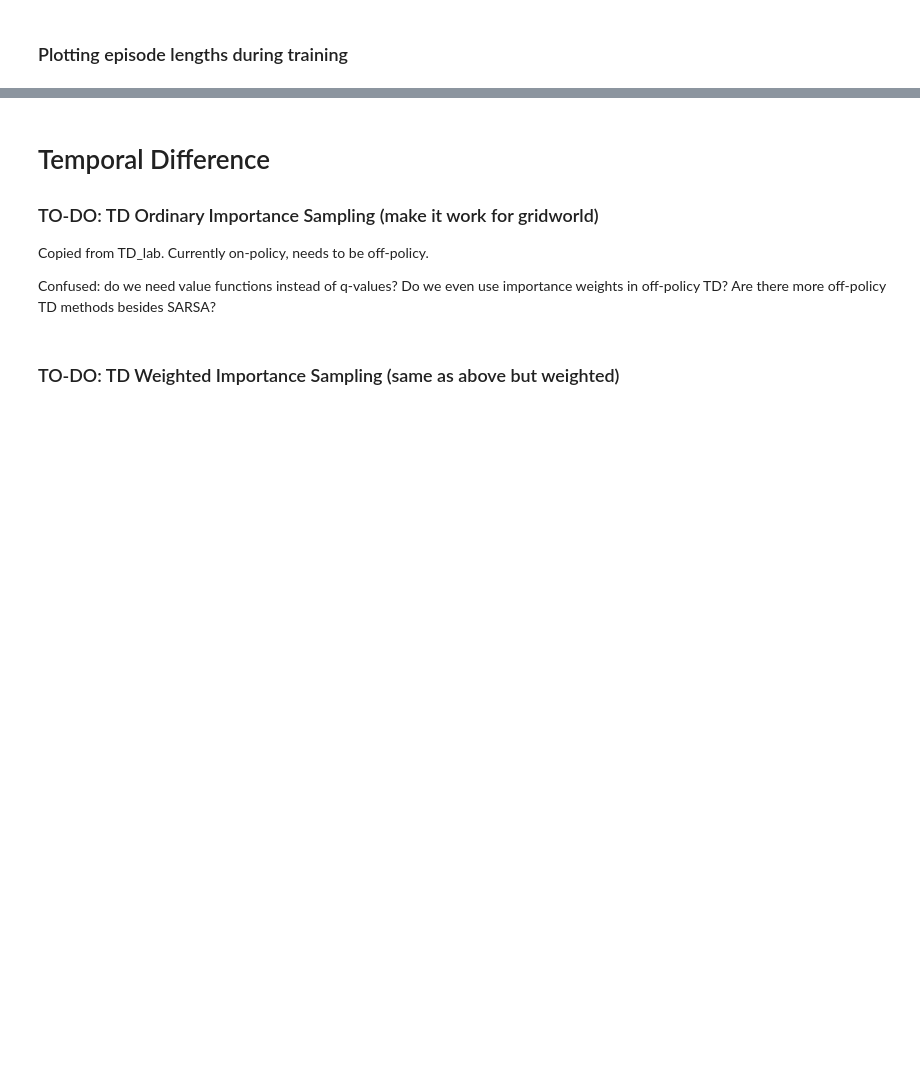
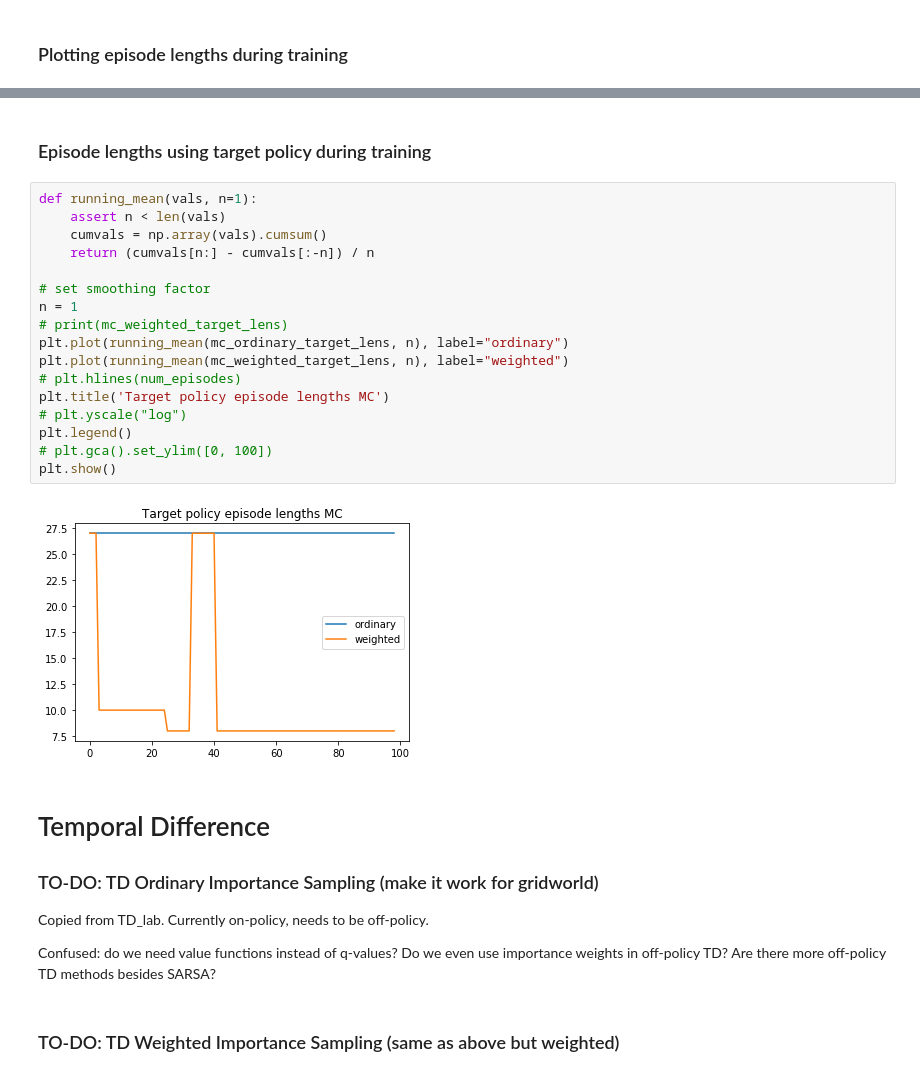
Before and after one commit to Tom-Lotze/RL_reproducibility, a Jupyter notebook: main_berend.ipynb, the cells around one changed output, grey strips where cells are left out. Cells and saved outputs as stored; diff of their text form; blank space fills up the shorter version.

```diff
--- a/main_berend.ipynb
+++ b/main_berend.ipynb
@@ -350,3 +341,24 @@ plt.show()
+# %% [markdown]
+### Episode lengths using target policy during training
+# %%
+def running_mean(vals, n=1):
+    assert n < len(vals)
+    cumvals = np.array(vals).cumsum()
+    return (cumvals[n:] - cumvals[:-n]) / n
+
+# set smoothing factor
+n = 1
+# print(mc_weighted_target_lens)
+plt.plot(running_mean(mc_ordinary_target_lens, n), label="ordinary")
+plt.plot(running_mean(mc_weighted_target_lens, n), label="weighted")
+# plt.hlines(num_episodes)
+plt.title('Target policy episode lengths MC')
+# plt.yscale("log")
+plt.legend()
+# plt.gca().set_ylim([0, 100])
+plt.show()
+# %% [output]
+[figure, added]
 # %% [markdown]
 # Temporal Difference
 
```
Also changed, not shown: parts of 38 cells of this notebook.
